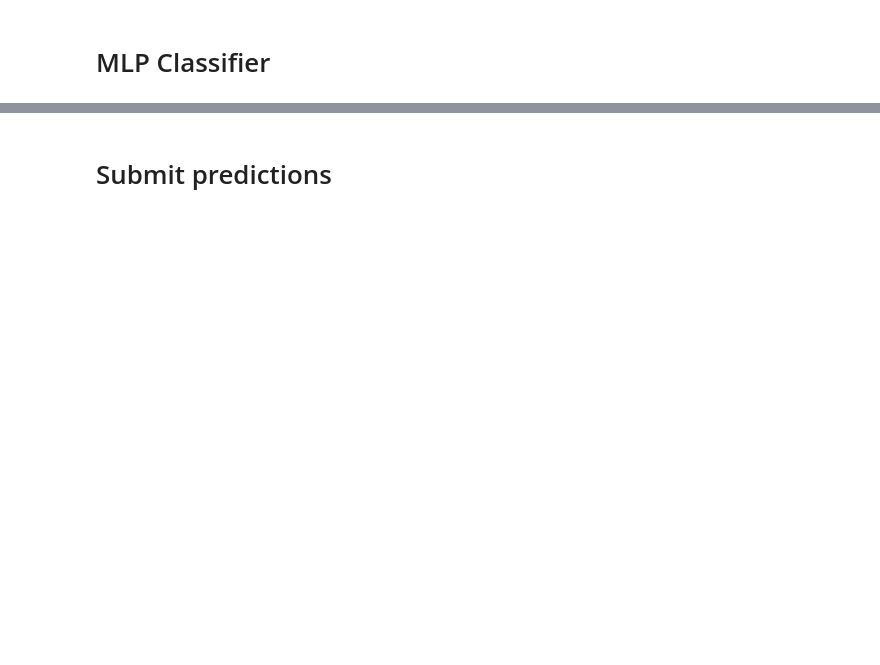
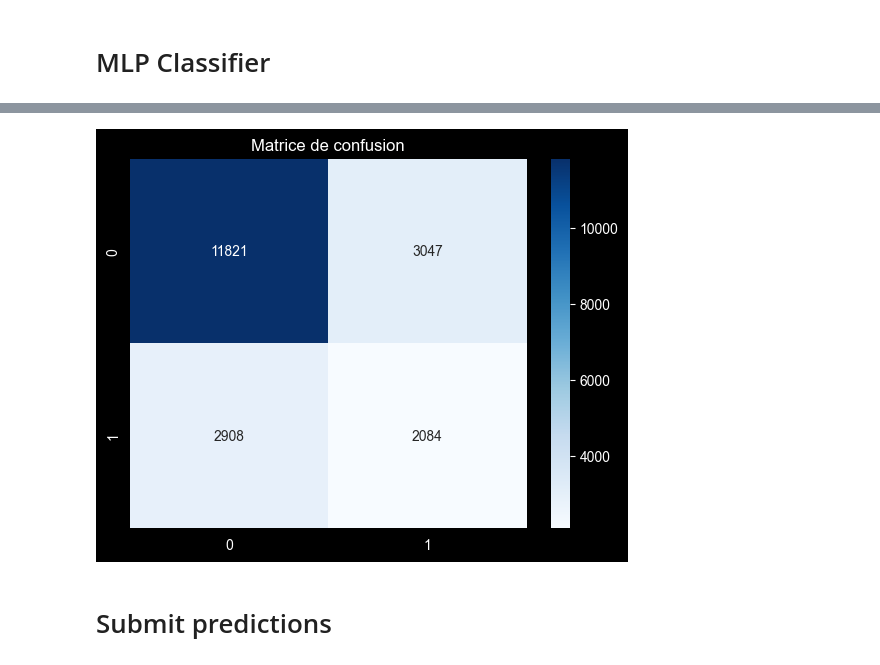
Before and after one commit to corazon008/Data-Engineering-Project, a Jupyter notebook: notebooks/02_model_training.ipynb, the cells around one changed output, grey strips where cells are left out. Drawn from its saved outputs; the diff is of its cells as text; code cells hidden in the pictures; blank space fills up the shorter version.

```diff
--- a/notebooks/02_model_training.ipynb
+++ b/notebooks/02_model_training.ipynb
@@ -287,0 +319,8 @@ Fitting 3 folds for each of 24 candidates, totalling 72 fits
+# %%
+y_pred = grid.predict(X_test)
+print("Best parameters:")
+print(grid.best_params_)
+
+print("Accuracy :", accuracy_score(y_test, y_pred))
+print("F1 Score :", f1_score(y_test, y_pred, average='weighted'))
+print(classification_report(y_test, y_pred))
@@ -288,3 +340,9 @@ Fitting 3 folds for each of 24 candidates, totalling 72 fits
+# %%
+sns.heatmap(confusion_matrix(y_test, y_pred), annot=True, fmt="d", cmap="Blues")
+plt.title("Matrice de confusion")
+plt.show()
+# %% [output]
+[figure, added]
 # %% [markdown]
 # Submit predictions
 # %%
```
Also changed, not shown: parts of 10 cells of this notebook, 1 other file.
